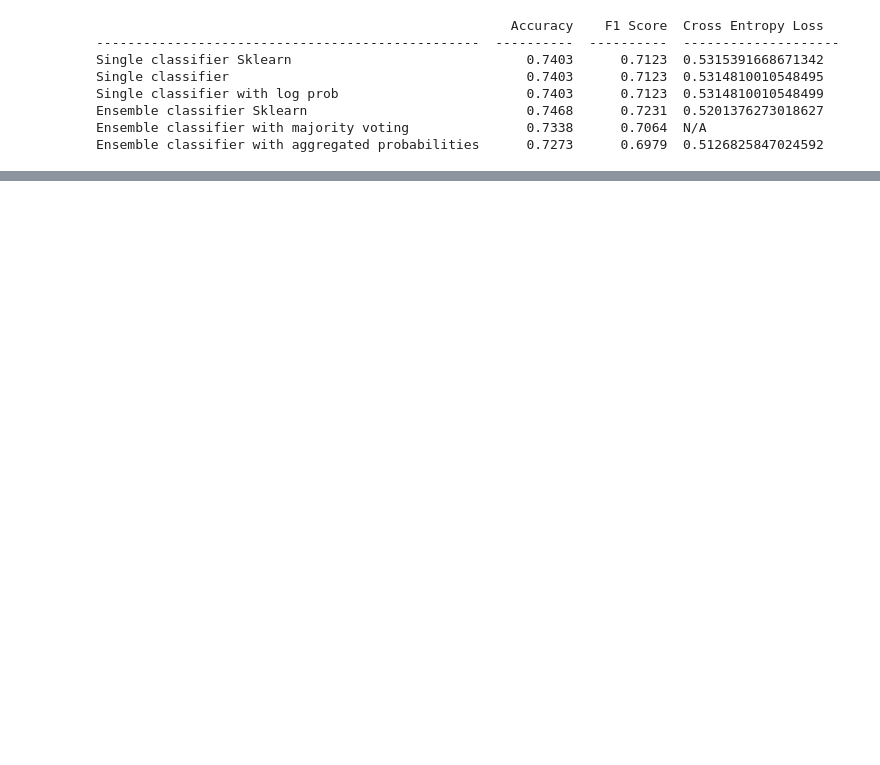
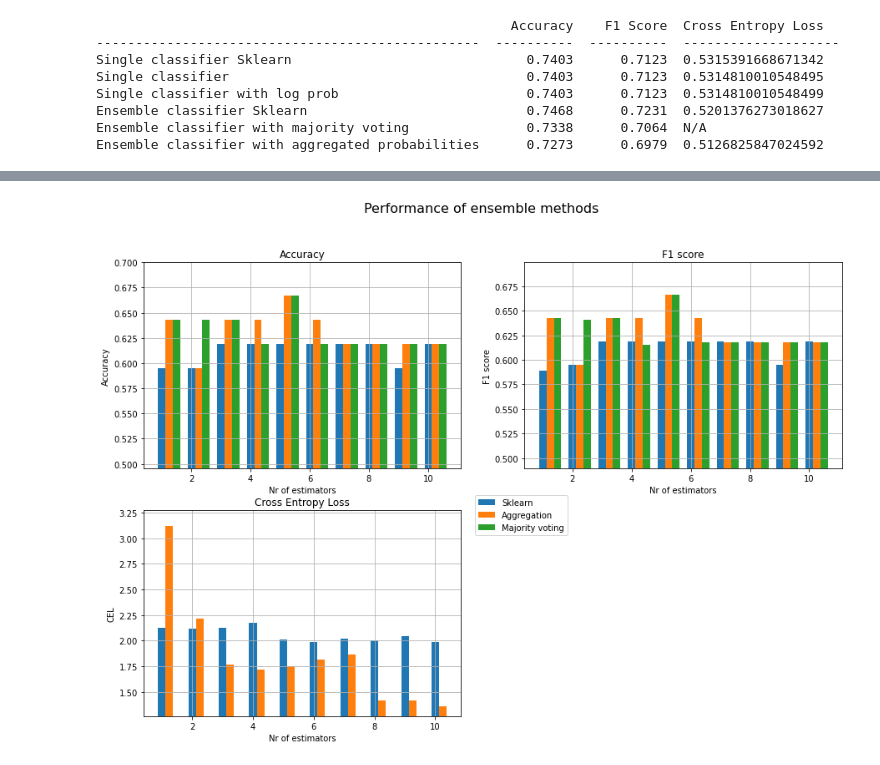
Before and after one commit to STProgrammer/Ensembled-naive-bayes-classifiers, a Jupyter notebook: GA-2.ipynb, the cells around one changed output, grey strips where cells are left out. Cells and saved outputs as stored; diff of their text form; code cells hidden in the pictures; blank space fills up the shorter version.

```diff
--- a/GA-2.ipynb
+++ b/GA-2.ipynb
@@ -261,6 +256,7 @@ class EnsembledNBClassifier():
         self.__trained = False # Trained flag
 
 
+
     def fit(self, train_set, seed=None):
         """
         Training all classifiers.
@@ -269,7 +265,7 @@ class EnsembledNBClassifier():
 
         Parameters:
             train_set (Pandas Dataframe): training samples where classes are
-                integers starting from 0, saved under column named 'class'.
+                integers starting from 0, saved under last column.
             seed (int): Set random seed while training to make it reproducible
         """
         random.seed(seed)
@@ -301,6 +297,8 @@ class EnsembledNBClassifier():
 
         predictions = list()
 
+
+        # Majority voting method
         if majority_vote:
             all_probs = self.__get_all_probs(test_set, log_prob)
             for probs in all_probs:
@@ -309,6 +307,7 @@ class EnsembledNBClassifier():
                 predictions.append(pred)
 
         else:
+            # Aggregated probabilities
             agg_probs = self.predict_proba(test_set, log_prob)
             predictions = [probs.index(max(probs)) for probs in agg_probs]
 
@@ -337,6 +336,7 @@ class EnsembledNBClassifier():
 
         probabilities = list()
 
+        # Using aggregated probabilities
         for probs in all_probs:
             # Arithmetic mean of all probabilities
             agg_probs = [fsum(x)/len(probs) for x in zip(*probs)]
@@ -771,0 +828,7 @@ arr
+# %%
+# Sonar dataset
+dataset_sonar = pd.read_csv('sonar.all-data', header=None)
+
+dataset_sonar.iloc[dataset_sonar.iloc[:, -1] == 'R', -1] = 0
+dataset_sonar.iloc[dataset_sonar.iloc[:, -1] == 'M', -1] = 1
+dataset_sonar
@@ -771,0 +860,4 @@ arr
+# %%
+plotting_ensemble(dataset_sonar, nr_of_classifiers, train_test_split, seed)
+# %% [output]
+[figure, added]
```
Also changed, not shown: parts of 25 cells of this notebook, 4 other files.
